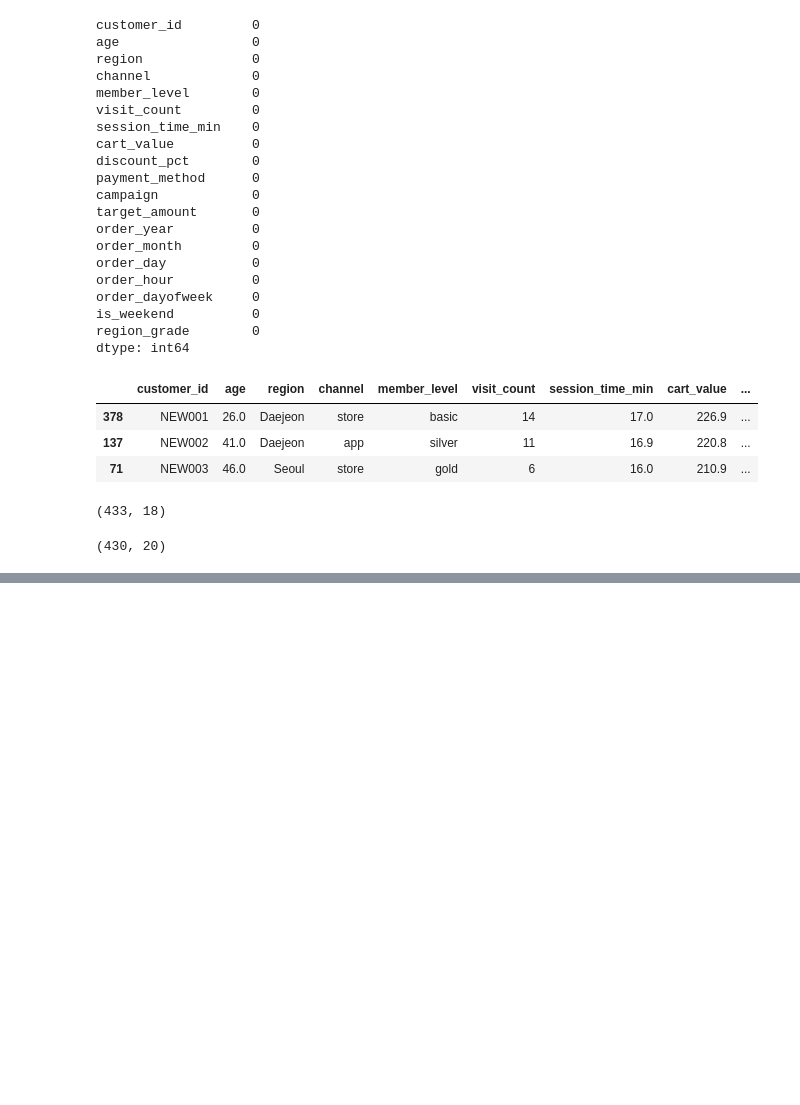
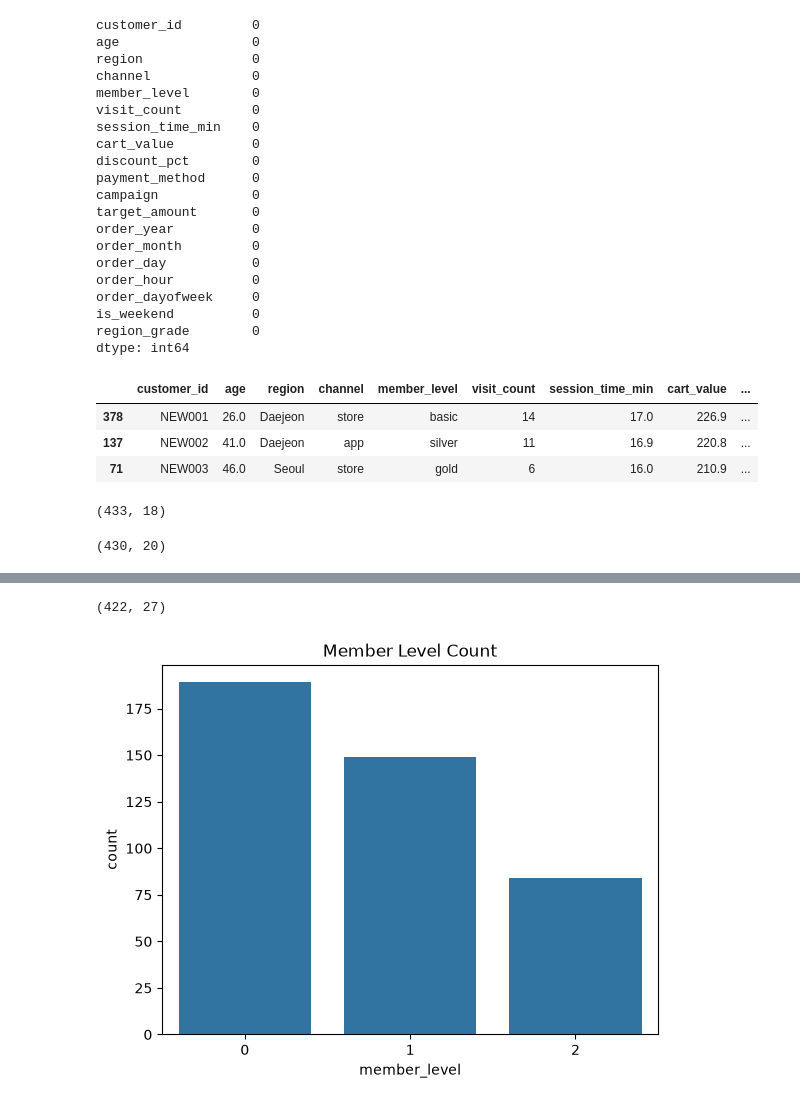
Before and after one commit to Lui-die-lui/aice-associate-study, a Jupyter notebook: DAY18/day18_full_review.ipynb, the cells around one changed output, grey strips where cells are left out. Drawn from its saved outputs; the diff is of its cells as text; code cells hidden in the pictures; blank space fills up the shorter version.

```diff
--- a/DAY18/day18_full_review.ipynb
+++ b/DAY18/day18_full_review.ipynb
@@ -290,0 +332,8 @@ data_concat_col.shape
+# %%
+Q1 = data['cart_value'].quantile(0.25)
+Q3 = data['cart_value'].quantile(0.75)
+
+IQR = Q3 - Q1
+
+lower = Q1 - 1.5 * IQR
+upper = Q3 + 1.5 * IQR
@@ -290,0 +344,5 @@ data_concat_col.shape
+# %%
+data = data.drop(data[
+  (data['cart_value']<lower)|
+  (data['cart_value']>upper)
+  ].index, axis=0)
@@ -290,0 +367,20 @@ data_concat_col.shape
+# %%
+data.shape
+# %% [output]
+(422, 27)
+# %%
+data.reset_index(drop=True, inplace=True)
+# reset_index 할때는 drop=True 하기
+# %%
+data.drop(columns=['index'], inplace=True)
+# %%
+import matplotlib.pyplot as plt
+import seaborn as sns
+
+sns.countplot(data=data, x='member_level')
+
+plt.title('Member Level Count')
+
+plt.show()
+# %% [output]
+[figure, added]
```
Also changed, not shown: parts of 22 cells of this notebook, 4 other files.
